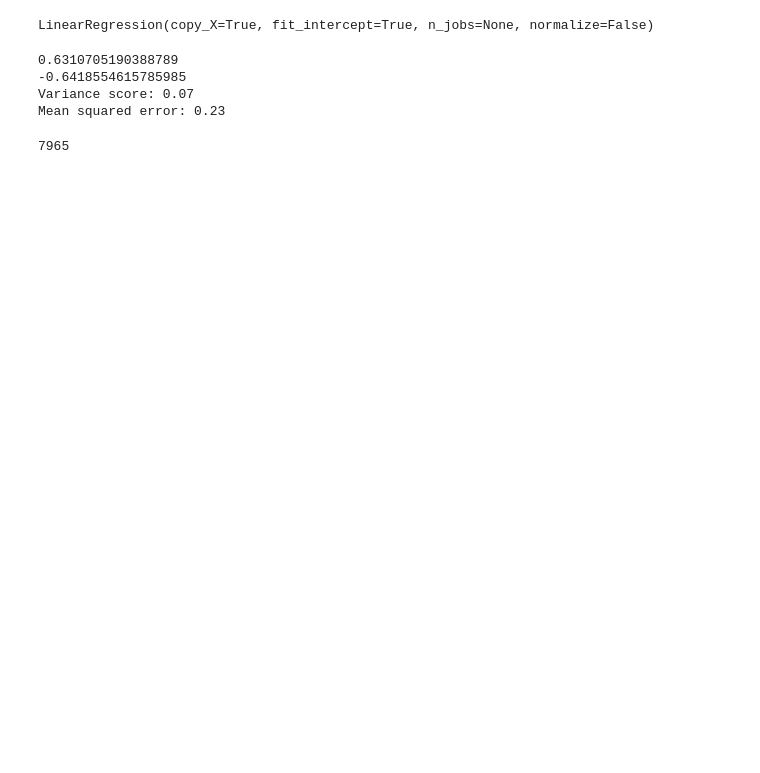
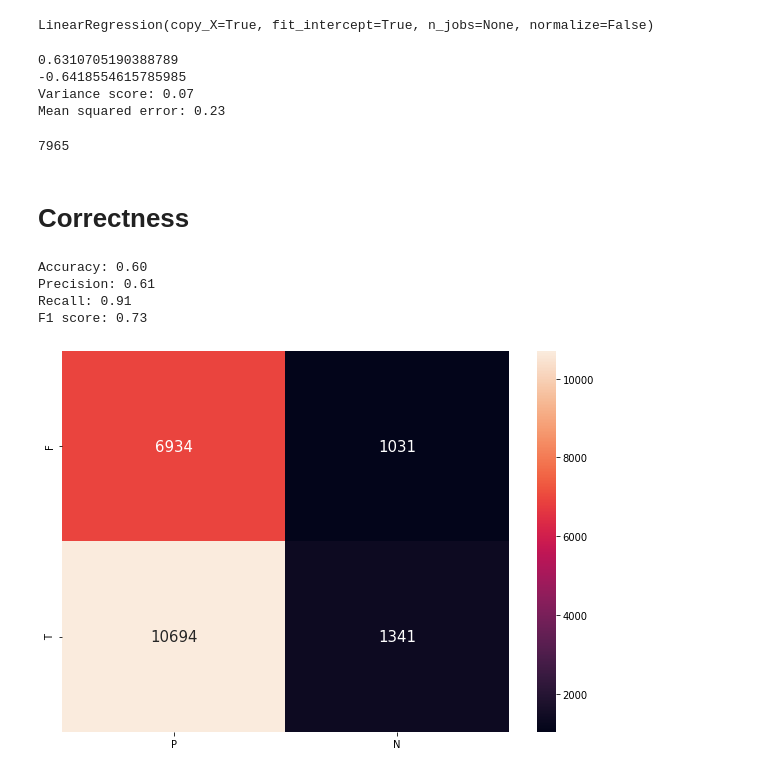
Before and after one commit to hetvankarsa/IntroDSKickstarter, a Jupyter notebook: Kickstarters.ipynb, the cells around one changed output. Drawn from its saved outputs; the diff is of its cells as text; code cells hidden in the pictures; blank space fills up the shorter version.

Commit message:
Added Correctness

```diff
--- a/Kickstarters.ipynb
+++ b/Kickstarters.ipynb
@@ -374,3 +372,5 @@ for i in range(len(Y_test)):
 print(count)
 # %% [output]
 7965
+# %% [markdown]
+# Correctness
@@ -376,0 +418,23 @@ print(count)
+# %%
+confusion_values = calculate_confusion(pred, Y_test)
+TP = confusion_values[0]
+FP = confusion_values[1]
+FN = confusion_values[2]
+TN = confusion_values[3]
+
+values = [[FP, FN], [TP, TN]]
+df_cm = pd.DataFrame(values, index = [i for i in "FT"],
+                  columns = [i for i in "PN"])
+plt.figure(figsize = (10,7))
+sns.heatmap(df_cm, annot=True, fmt='g', annot_kws={"size": 15})
+
+print("Accuracy: %.2f" % accuracy(TP,FP,FN,TN))
+print("Precision: %.2f" % precision(TP,FP,FN,TN))
+print("Recall: %.2f" % recall(TP,FP,FN,TN))
+print("F1 score: %.2f" % f1_score(TP,FP,FN,TN))
+# %% [output]
+Accuracy: 0.60
+Precision: 0.61
+Recall: 0.91
+F1 score: 0.73
+[figure, added]
```
Also changed, not shown: parts of 6 cells of this notebook, 4 other files.
